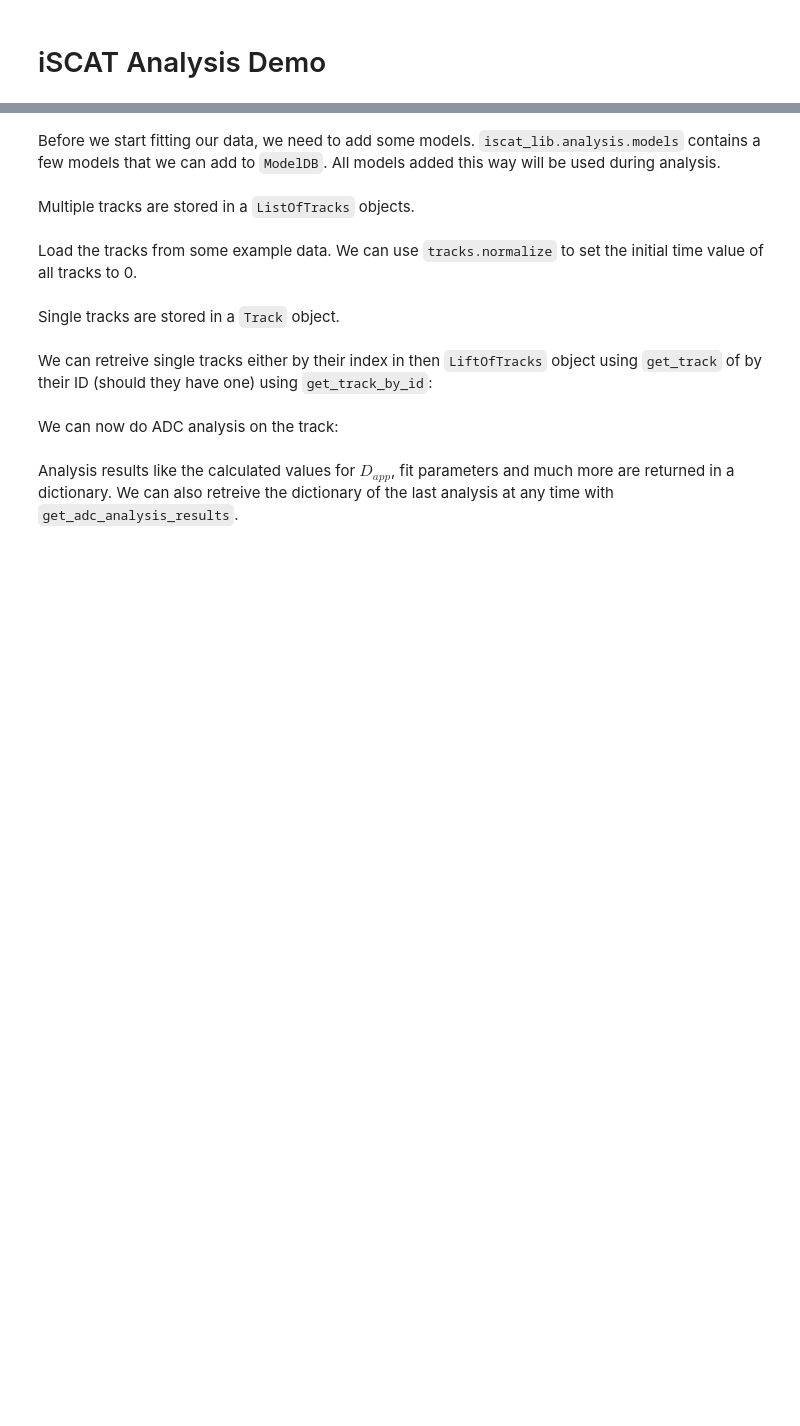
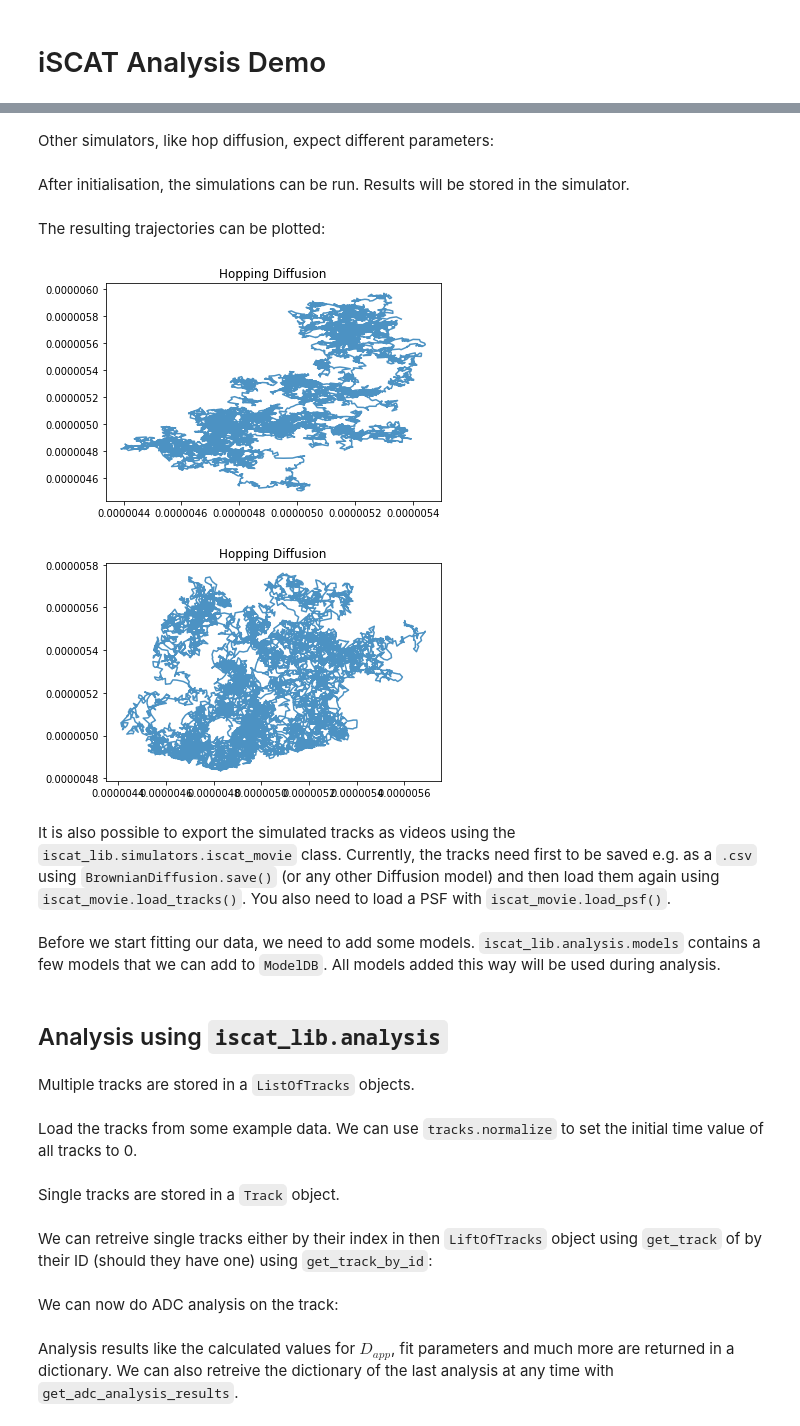
Before and after one commit to Eggeling-Lab-Microscope-Software/TRAIT2D, a Jupyter notebook: notebooks/iSCAT_analysis_new_demo.ipynb, the cells around one changed output, grey strips where cells are left out. Cells and saved outputs as stored; diff of their text form; code cells hidden in the pictures; blank space fills up the shorter version.

```diff
--- a/notebooks/iSCAT_analysis_new_demo.ipynb
+++ b/notebooks/iSCAT_analysis_new_demo.ipynb
@@ -11,5 +25,48 @@ This notebook demonstrates:
+# %%
+params = dict()
+params["Tmax"] = 1.0 # Maximum simulation time (s)
+params["dt"] = 1e-4 # Simulation time resolution (s)
+params["dL"] = 1e-12 # Simulation spatial resolution (m)
+params["d"] = 1e-12 # Diffusion coefficient (m^2/s)
+params["L"] = 1e-5 # Simulation domain size (m)
+params["seed"] = 42 # Seed to initialize the random generator (for reproducibility)
+params["quantize"] = False # Quantize the position to the simulation spatial resolution grid.
+
+simulator_brownian = BrownianDiffusion(**params)
+# %% [markdown]
+Other simulators, like hop diffusion, expect different parameters:
+# %%
+params = dict()
+params["Tmax"] = 1.0 # Maximum simulation time (s)
+params["dt"] = 1e-4 # Simulation time resolution (s)
+params["dL"] = 1e-8 # Simulation spatial resolution (m)
+params["Df"] = 8e-13 # Free diffusion coefficient [m^2/s]
+params["L"] = 1e-5 # Simulation domain size (m)
+params["HP"] = 0.01 # Hopping probability [0-1]
+params["HL"] = 1e-6 # Average compartment diameter/length [m]
+params["seed"] = 42 # Seed to initialize the random generator (for reproducibility)
+params["quantize"] = False # Quantize the position to the simulation spatial resolution grid.
+
+simulator_hop = HoppingDiffusion(**params)
+# %% [markdown]
+After initialisation, the simulations can be run. Results will be stored in the simulator.
+# %%
+simulator_brownian.run()
+simulator_hop.run()
+# %% [markdown]
+The resulting trajectories can be plotted:
+# %%
+simulator_brownian.display_trajectory()
+simulator_hop.display_trajectory()
+# %% [output]
+[figure, added]
+[figure, added]
+# %% [markdown]
+It is also possible to export the simulated tracks as videos using the `iscat_lib.simulators.iscat_movie` class. Currently, the tracks need first to be saved e.g. as a `.csv` using `BrownianDiffusion.save()` (or any other Diffusion model) and then load them again using `iscat_movie.load_tracks()`. You also need to load a PSF with `iscat_movie.load_psf()`.
 # %% [markdown]
 Before we start fitting our data, we need to add some models. `iscat_lib.analysis.models` contains a few models that we can add to `ModelDB`. All models added this way will be used during analysis.
+# %% [markdown]
+## Analysis using `iscat_lib.analysis`
 # %%
 from iscat_lib.analysis import ModelDB
 from iscat_lib.analysis.models import ModelBrownian, ModelConfined, ModelHop
```
Also changed, not shown: parts of 19 cells of this notebook.
